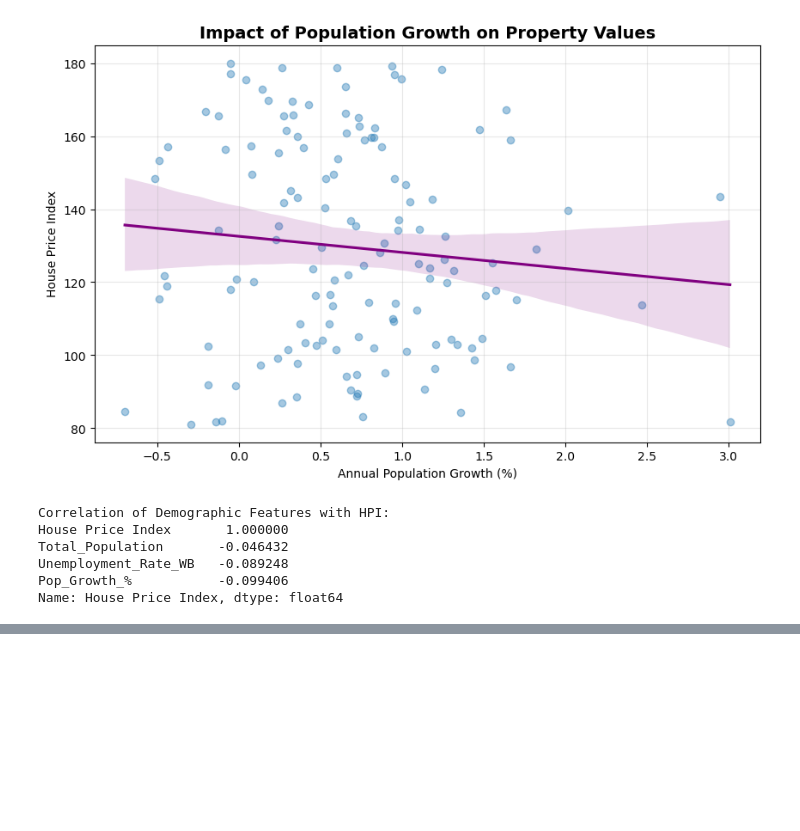
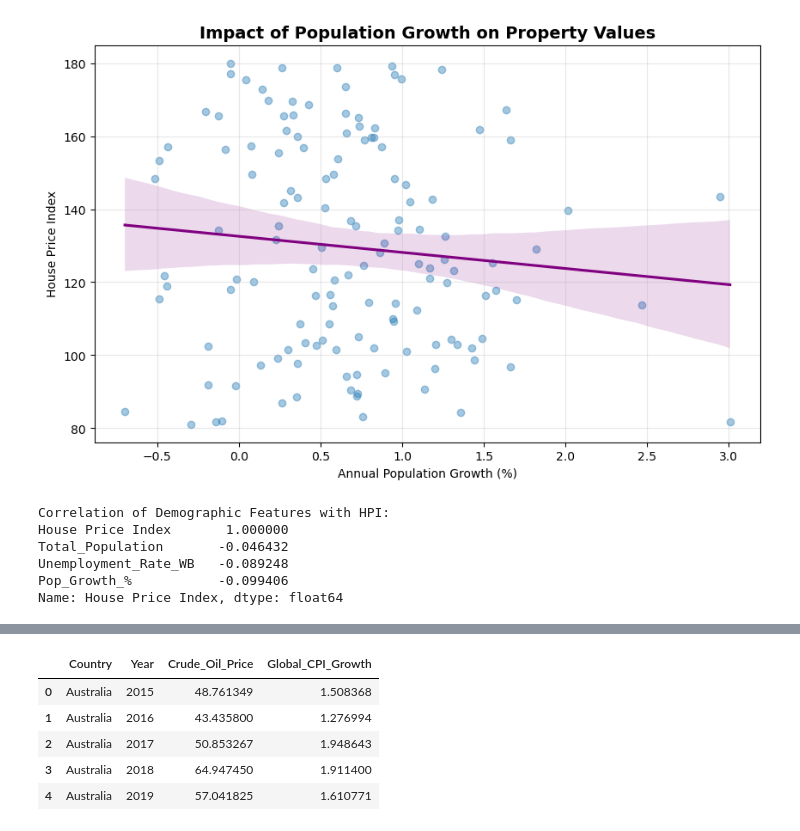
Before and after one commit to DimovDimo/impact-of-economic-indicators-on-properties, a Jupyter notebook: Impact of economic indicators on properties.ipynb, the cells around one changed output, grey strips where cells are left out. Drawn from its saved outputs; the diff is of its cells as text; code cells hidden in the pictures; blank space fills up the shorter version.

Commit message:
Step 18: Integrated Energy (Oil) and CPI data for advanced inflation analysis

```diff
--- a/Impact of economic indicators on properties.ipynb
+++ b/Impact of economic indicators on properties.ipynb
@@ -970,0 +978,74 @@ Name: House Price Index, dtype: float64
+# %%
+# --- Fetching Fourth Data Source with MultiIndex Handling ---
+import yfinance as yf
+import pandas as pd
+from pandas_datareader import wb
+import time
+
+warnings.simplefilter(action='ignore', category=FutureWarning)
+print("Fetching Energy prices and CPI indicators...")
+
+# 1. Crude Oil Prices (WTI) via Yahoo Finance
+try:
+    oil_data = yf.download("CL=F", start="2015-01-01", end="2024-12-31", progress=False)
+
+    # Handle MultiIndex columns if present
+    if isinstance(oil_data.columns, pd.MultiIndex):
+        oil_data.columns = oil_data.columns.get_level_values(0)
+
+    # Check if 'Close' exists and proceed
+    if 'Close' in oil_data.columns:
+        oil_annual = oil_data['Close'].resample('YE').mean().reset_index()
+        oil_annual['Year'] = oil_annual['Date'].dt.year
+        oil_annual.rename(columns={'Close': 'Crude_Oil_Price'}, inplace=True)
+    else:
+        print("Warning: 'Close' column not found in Oil data.")
+        oil_annual = pd.DataFrame(columns=['Year', 'Crude_Oil_Price'])
+
+except Exception as e:
+    print(f"Yahoo Finance Error: {e}")
+    oil_annual = pd.DataFrame(columns=['Year', 'Crude_Oil_Price'])
+
+# 2. Consumer Price Index (CPI) via World Bank with Retry Logic
+def fetch_wb_data_safe(indicator, countries, start, end, retries=3):
+    for i in range(retries):
+        try:
+            # pandas_datareader.wb returns a multi-indexed DF (country, year)
+            data = wb.download(indicator=indicator, country=countries, start=start, end=end)
+            return data.reset_index()
+        except Exception as e:
+            print(f"Attempt {i+1} failed: {e}. Retrying in 5s...")
+            time.sleep(5)
+    return None
+
+print("Accessing World Bank API (CPI Data)...")
+df_cpi = fetch_wb_data_safe('FP.CPI.TOTL.ZG', list(iso_mapping.values()), 2015, 2024)
+
+# --- Final Merging Process ---
+if df_cpi is not None:
+    # Prepare CPI data
+    df_cpi.rename(columns={'FP.CPI.TOTL.ZG': 'Global_CPI_Growth'}, inplace=True)
+    df_cpi['year'] = df_cpi['year'].astype(int)
+
+    # Sequence of merges to avoid KeyError
+    # Step A: Merge Oil Data
+    if not oil_annual.empty:
+        df_final_v3 = pd.merge(df_final_v2, oil_annual[['Year', 'Crude_Oil_Price']], on='Year', how='left')
+    else:
+        df_final_v3 = df_final_v2.copy()
+        df_final_v3['Crude_Oil_Price'] = np.nan
+
+    # Step B: Merge World Bank CPI Data
+    df_final_v3 = pd.merge(
+        df_final_v3,
+        df_cpi[['year', 'Global_CPI_Growth', 'country']],
+        left_on=['Year', 'Country'],
+        right_on=['year', 'country'],
+        how='left'
+    ).drop(columns=['year', 'country'])
+
+    print("Integration Success: df_final_v3 is ready.")
+    display(df_final_v3[['Country', 'Year', 'Crude_Oil_Price', 'Global_CPI_Growth']].head())
+else:
+    print("Critical Error: World Bank data unavailable. Merging skipped.")
+# %% [output]
@@ -970,0 +1056,6 @@ Name: House Price Index, dtype: float64
+|  | Country | Year | Crude_Oil_Price | Global_CPI_Growth |
+| 0 | Australia | 2015 | 48.761349 | 1.508368 |
+| 1 | Australia | 2016 | 43.435800 | 1.276994 |
+| 2 | Australia | 2017 | 50.853267 | 1.948643 |
+| 3 | Australia | 2018 | 64.947450 | 1.911400 |
+| 4 | Australia | 2019 | 57.041825 | 1.610771 |
```
Also changed, not shown: parts of 3 cells of this notebook.
